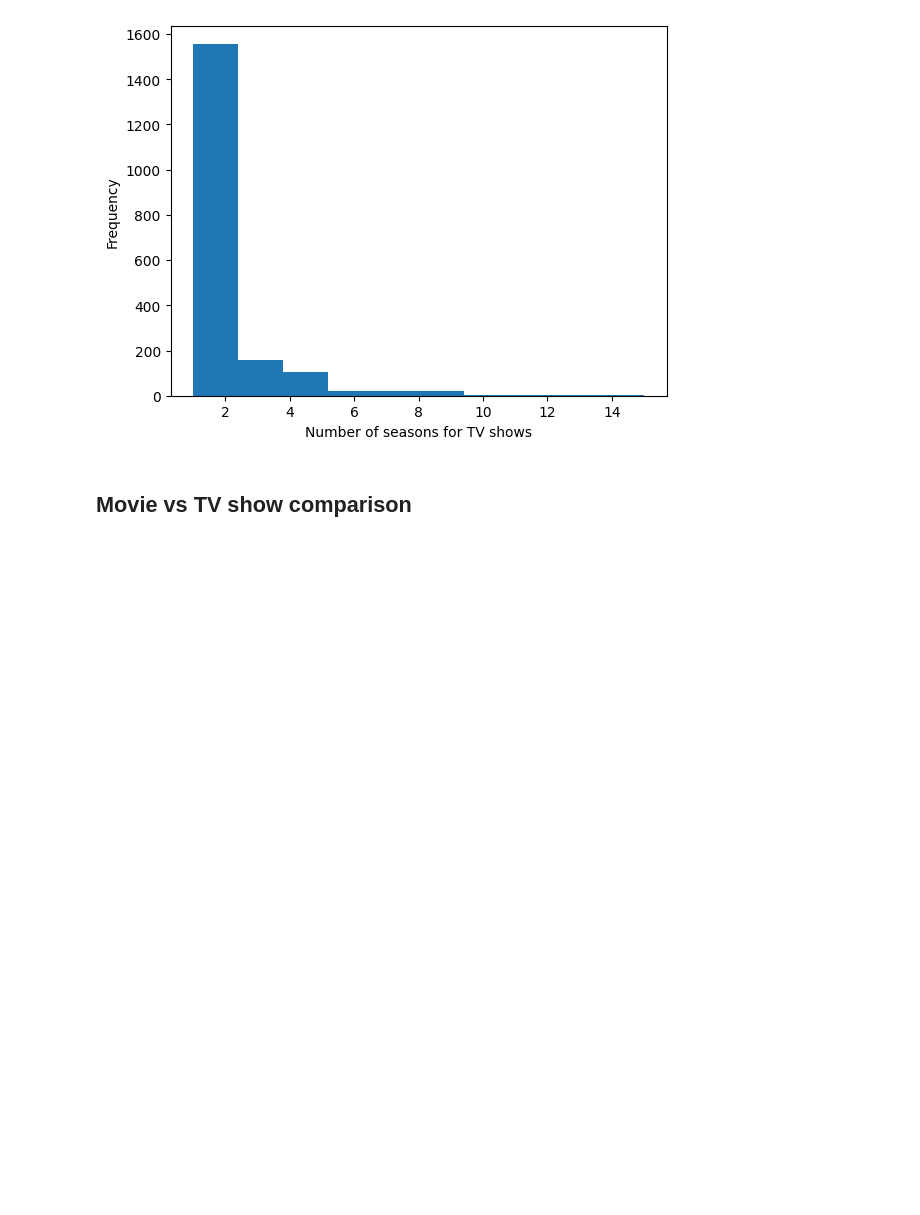
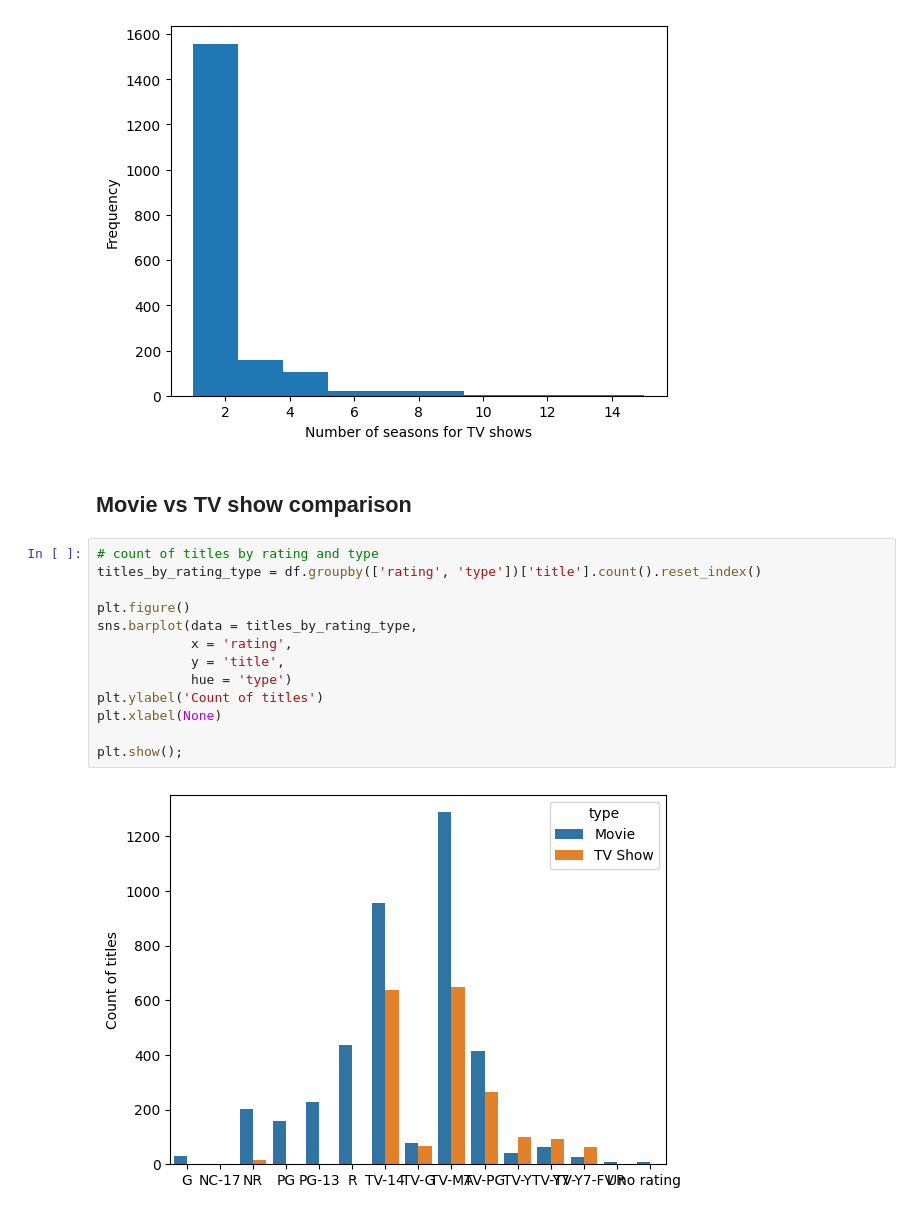
Before and after one commit to jenny-davies/l4-hackathon, a Jupyter notebook: data_exploration.ipynb, the cells around one changed output. Drawn from its saved outputs; the diff is of its cells as text; blank space fills up the shorter version.

```diff
--- a/data_exploration.ipynb
+++ b/data_exploration.ipynb
@@ -182,3 +186,18 @@ plt.show();
 [figure]
 # %% [markdown]
 ## Movie vs TV show comparison
+# %%
+# count of titles by rating and type
+titles_by_rating_type = df.groupby(['rating', 'type'])['title'].count().reset_index()
+
+plt.figure()
+sns.barplot(data = titles_by_rating_type,
+            x = 'rating',
+            y = 'title',
+            hue = 'type')
+plt.ylabel('Count of titles')
+plt.xlabel(None)
+
+plt.show();
+# %% [output]
+[figure, added]
```
Also changed, not shown: parts of 6 cells of this notebook.
